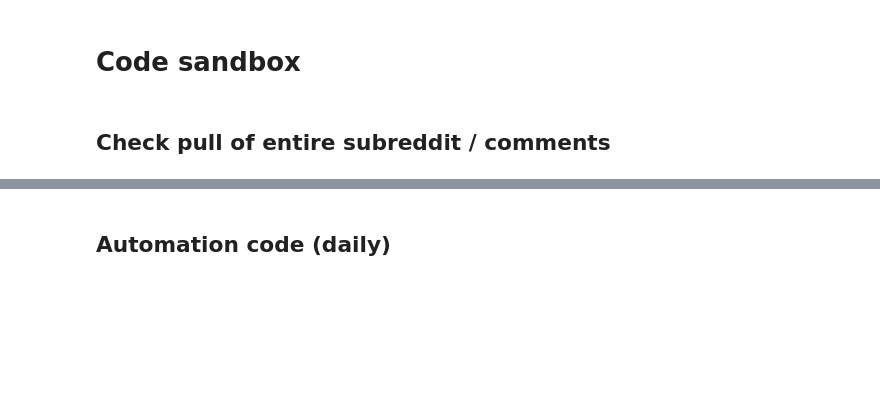
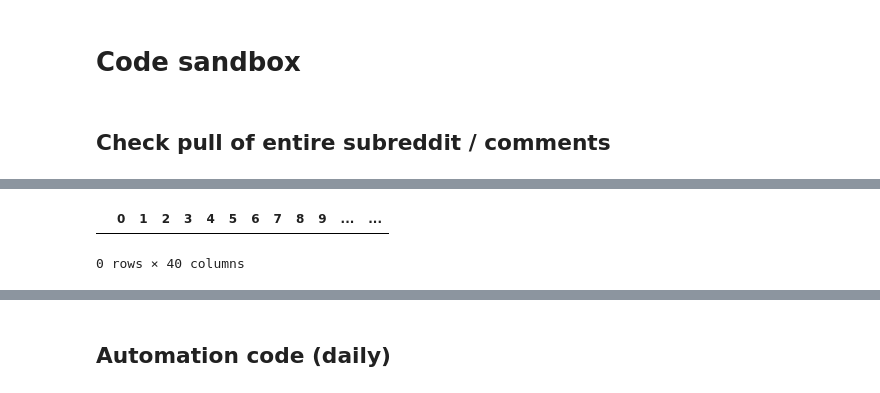
Before and after one commit to mh0409/trpred, a Jupyter notebook: sandbox.ipynb, the cells around one changed output, grey strips where cells are left out. Saved outputs shown, nothing was run; the diff lists cells and outputs as text; code cells hidden in the pictures; blank space fills up the shorter version.

```diff
--- a/sandbox.ipynb
+++ b/sandbox.ipynb
@@ -158,0 +130,61 @@ comments.to_csv
+# %%
+import pandas as pd
+import os
+
+os.chdir("/Users/mariajoseherrera/Documents/Admin/yahb/Turing_Institute/trpred/data/raw/comments")# change wd
+
+data = pd.read_csv("allcomments-asof-2020-05-17.csv", encoding = "UTF-8", header = None, names=list(range(40)))
+
+data
+
+#with open('allcomments-asof-2020-05-17.csv', 'w') as csvfile:
+  #  csvfile.write(not_csv)
+
+
+# test_dict = {
+#             "all_awardings": [],
+#             "approved_at_utc": None,
+#             "associated_award": None,
+#             "author": "Limp-Entrance",
+#             "author_flair_background_color": None,
+#             "author_flair_css_class": None,
+#             "author_flair_richtext": [],
+#             "author_flair_template_id": None,
+#             "author_flair_text": None,
+#             "author_flair_text_color": None,
+#             "author_flair_type": "text",
+#             "author_fullname": "t2_59fgdzne",
+#             "author_patreon_flair": False,
+#             "author_premium": False,
+#             "awarders": [],
+#             "banned_at_utc": None,
+#             "body": "It's worth if you need few flags to awake a hero.",
+#             "can_mod_post": False,
+#             "collapsed": False,
+#             "collapsed_because_crowd_control": None,
+#             "collapsed_reason": None,
+#             "created_utc": 1589810052,
+#             "distinguished": None,
+#             "edited": False,
+#             "gildings": {},
+#             "id": "fr0z6zt",
+#             "is_submitter": False,
+#             "link_id": "t3_glvuns",
+#             "locked": False,
+#             "no_follow": True,
+#             "parent_id": "t3_glvuns",
+#             "permalink": "/r/TapTapHeroes/comments/glvuns/is_that_worth_buying/fr0z6zt/",
+#             "retrieved_on": 1589810054,
+#             "score": 1,
+#             "send_replies": True,
+#             "stickied": False,
+#             "subreddit": "TapTapHeroes",
+#             "subreddit_id": "t5_fodis",
+#             "total_awards_received": 0,
+#             "treatment_tags": []
+#         }
+
+# len(test_dict.keys()) # there are 40 fields
+# %% [output]
+|  | 0 | 1 | 2 | 3 | 4 | 5 | 6 | 7 | 8 | 9 | ... | ... |
+0 rows × 40 columns
```
Also changed, not shown: parts of 2 cells of this notebook, 2 other files.
